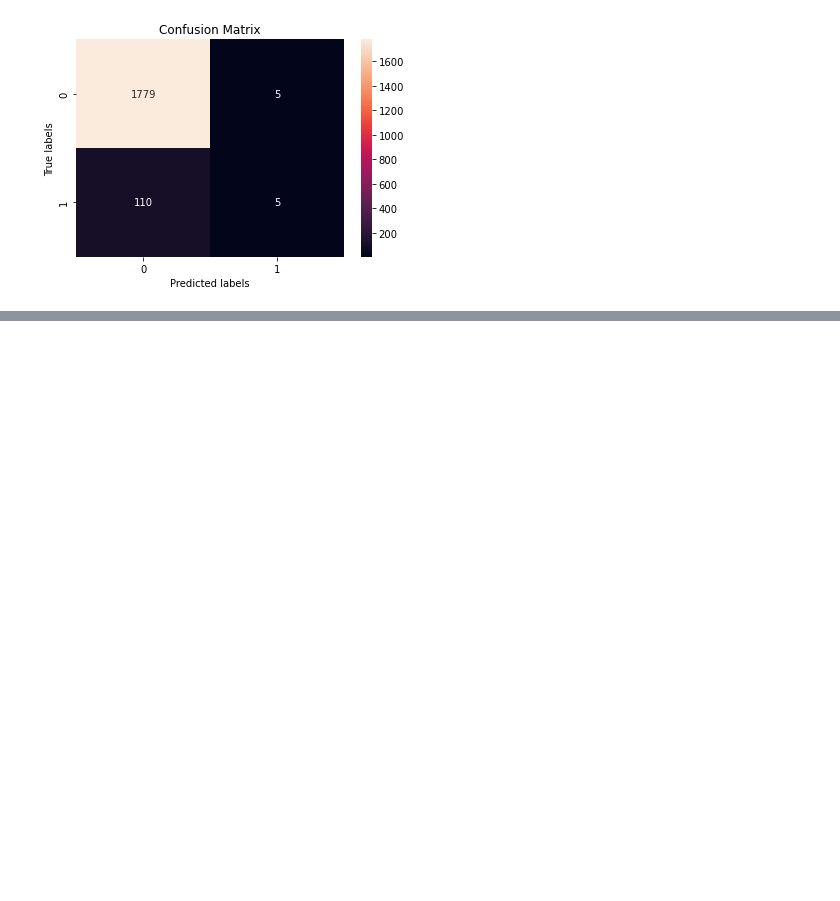
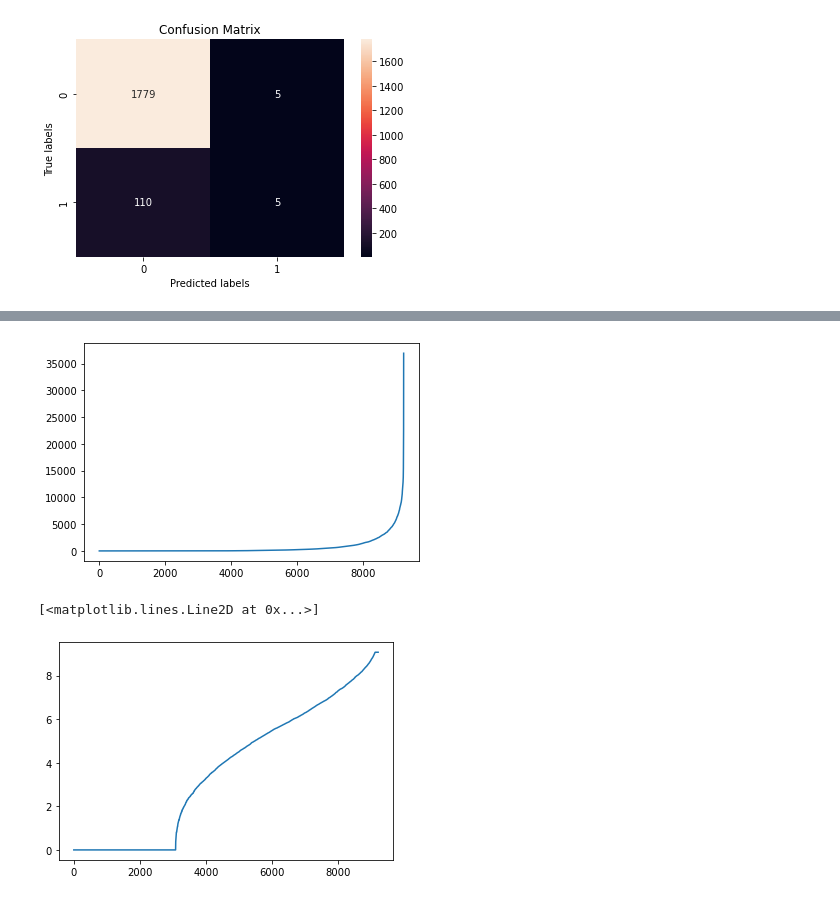
Before and after one commit to SahuH/Clinical-Outcome-Prediction, a Jupyter notebook: Predicting_Death.ipynb, the cells around one changed output, grey strips where cells are left out. Drawn from its saved outputs; the diff is of its cells as text; code cells hidden in the pictures; blank space fills up the shorter version.

```diff
--- a/Predicting_Death.ipynb
+++ b/Predicting_Death.ipynb
@@ -170,0 +307,13 @@ ax.yaxis.set_ticklabels(labels);
+# %%
+tmp = orig_data['AoCa_Agatston'].values
+tmp = np.sort(tmp)
+plt.plot(tmp)
+plt.show()
+
+tmp = data['AoCa_Agatston'].values
+tmp = np.sort(tmp)
+plt.plot(tmp)
+# %% [output]
+[figure, added]
+[<matplotlib.lines.Line2D at 0x...>]
+[figure, added]
```
Also changed, not shown: parts of 27 cells of this notebook.
